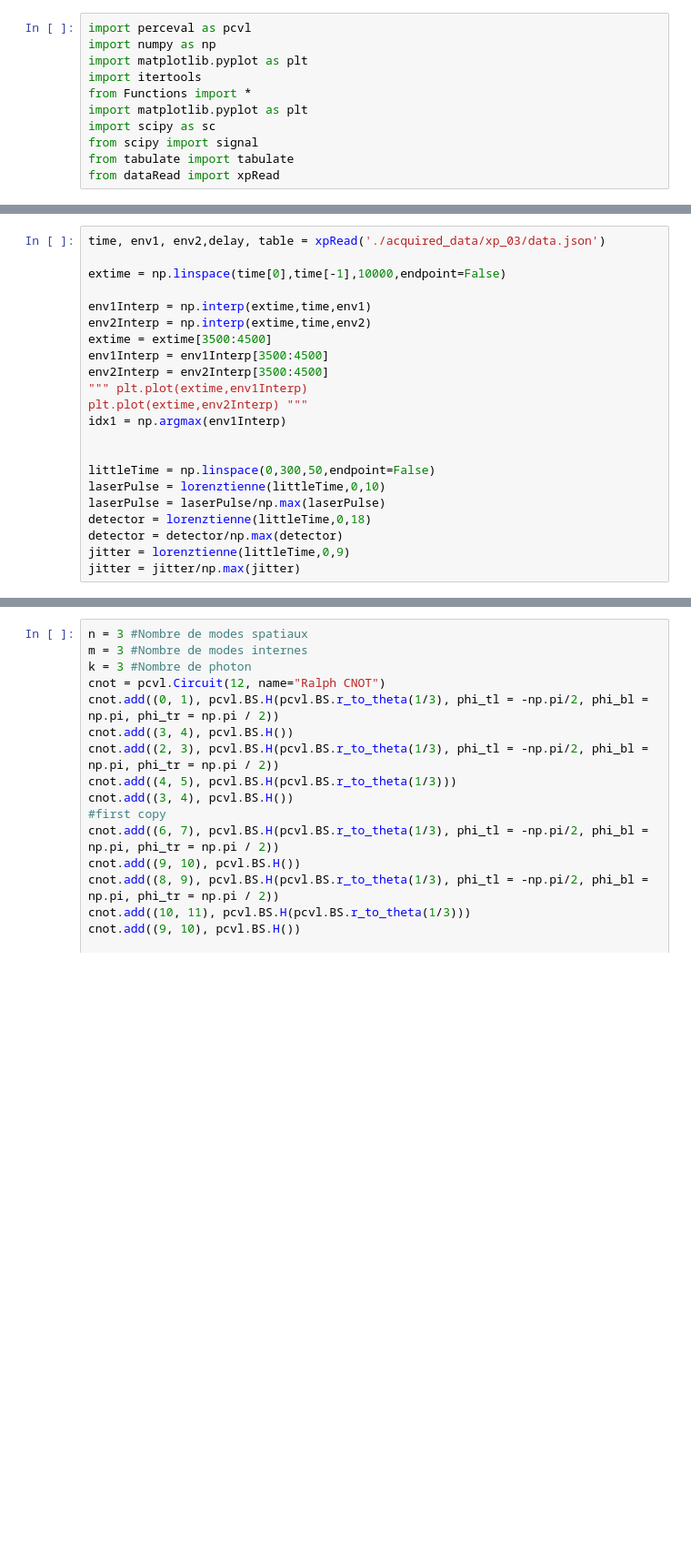
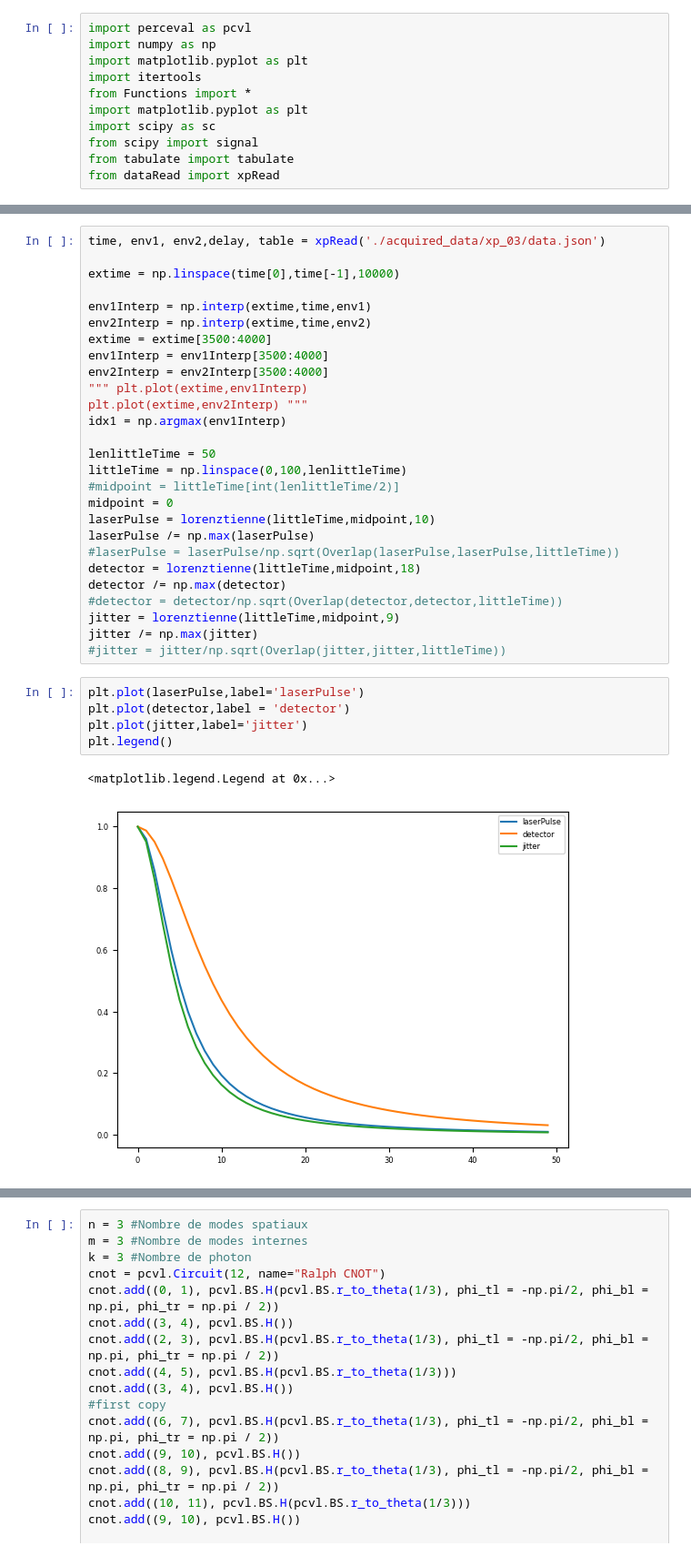
Before and after one commit to polyquantique/Perceval, a Jupyter notebook: polyquantique/SandboxSimon/Results/CompareCnot.ipynb, the cells around one changed output, grey strips where cells are left out. Shown at 91% size. Drawn from its saved outputs; the diff is of its cells as text; blank space fills up the shorter version.

```diff
--- a/polyquantique/SandboxSimon/Results/CompareCnot.ipynb
+++ b/polyquantique/SandboxSimon/Results/CompareCnot.ipynb
@@ -130,22 +117,35 @@ print(deconv(g,h))
 # %%
 time, env1, env2,delay, table = xpRead('./acquired_data/xp_03/data.json')
 
-extime = np.linspace(time[0],time[-1],10000,endpoint=False)
+extime = np.linspace(time[0],time[-1],10000)
 
 env1Interp = np.interp(extime,time,env1)
 env2Interp = np.interp(extime,time,env2)
-extime = extime[3500:4500]
-env1Interp = env1Interp[3500:4500]
-env2Interp = env2Interp[3500:4500]
+extime = extime[3500:4000]
+env1Interp = env1Interp[3500:4000]
+env2Interp = env2Interp[3500:4000]
 """ plt.plot(extime,env1Interp)
 plt.plot(extime,env2Interp) """
 idx1 = np.argmax(env1Interp)
 
-
-littleTime = np.linspace(0,300,50,endpoint=False)
-laserPulse = lorenztienne(littleTime,0,10)
-laserPulse = laserPulse/np.max(laserPulse)
-detector = lorenztienne(littleTime,0,18)
-detector = detector/np.max(detector)
-jitter = lorenztienne(littleTime,0,9)
-jitter = jitter/np.max(jitter)
+lenlittleTime = 50
+littleTime = np.linspace(0,100,lenlittleTime)
+#midpoint = littleTime[int(lenlittleTime/2)]
+midpoint = 0
+laserPulse = lorenztienne(littleTime,midpoint,10)
+laserPulse /= np.max(laserPulse)
+#laserPulse = laserPulse/np.sqrt(Overlap(laserPulse,laserPulse,littleTime))
+detector = lorenztienne(littleTime,midpoint,18)
+detector /= np.max(detector)
+#detector = detector/np.sqrt(Overlap(detector,detector,littleTime))
+jitter = lorenztienne(littleTime,midpoint,9)
+jitter /= np.max(jitter)
+#jitter = jitter/np.sqrt(Overlap(jitter,jitter,littleTime))
+# %%
+plt.plot(laserPulse,label='laserPulse')
+plt.plot(detector,label = 'detector')
+plt.plot(jitter,label='jitter')
+plt.legend()
+# %% [output]
+<matplotlib.legend.Legend at 0x...>
+[figure, added]
```
Also changed, not shown: parts of 13 cells of this notebook, 1 other file.
